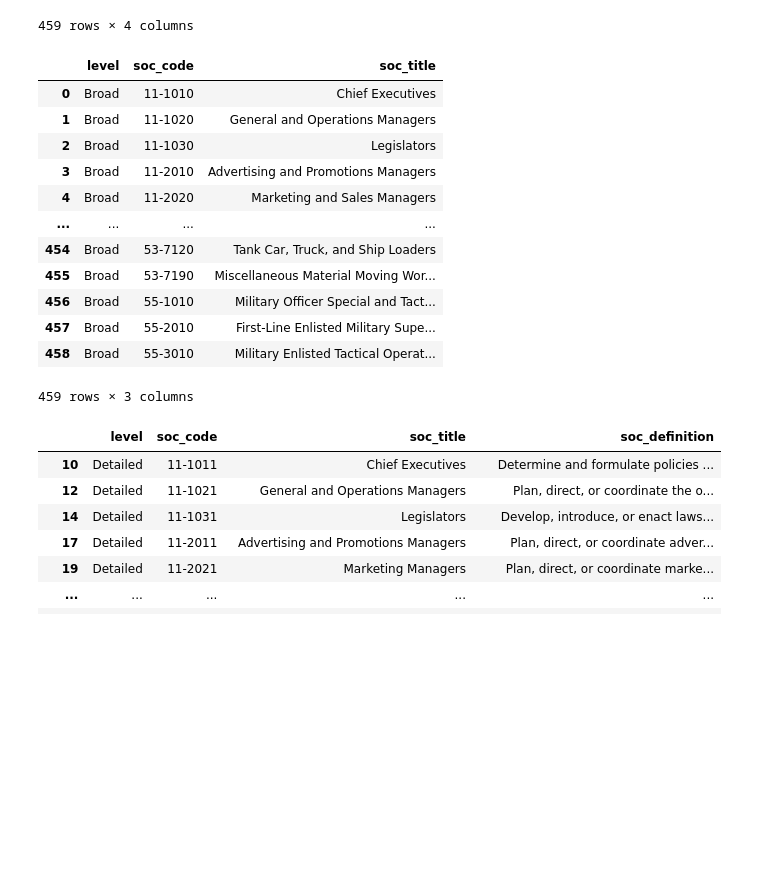
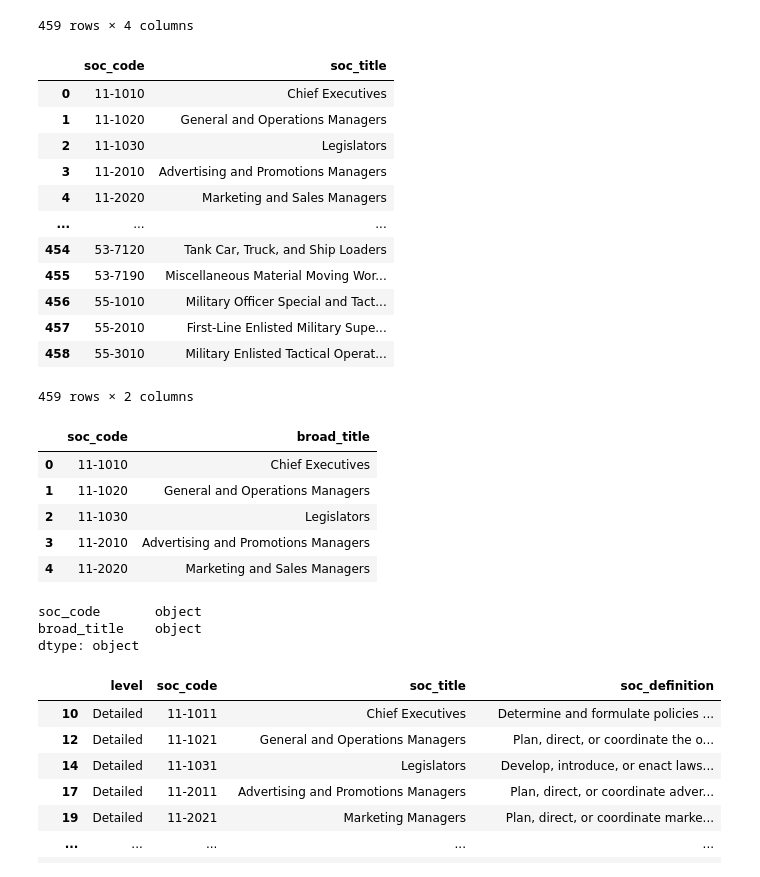
Before and after one commit to GGGOJO/ETL_project, a Jupyter notebook: ETL_Project.ipynb, the cells around one changed output. Cells and saved outputs as stored; diff of their text form; code cells hidden in the pictures; blank space fills up the shorter version.

```diff
--- a/ETL_Project.ipynb
+++ b/ETL_Project.ipynb
@@ -19,10 +20,13 @@ downloaded March 14, 2021 |
 1,447 records
 # %%
 import pandas as pd
+import numpy as np
+import sqlalchemy
+from sqlalchemy import create_engine
 
-# File to Load (Remember to Change These According to the Path)
-# Read School and Student Data File and store into Pandas DataFrames
-soc_df = pd.read_excel('./Week12_ETL_Activities/Resources/soc_2018_definitions.xlsx')
+# EXTRACT: a file into jupyter notebook (Remember to Change These According to the Path)
+# Read soc data file and store into Pandas DataFrames
+soc_df = pd.read_excel('./Resources/soc_2018_definitions.xlsx')
 
 soc_df.head(30)
 # %% [output]
@@ -251,21 +296,40 @@ broad_soc_df
 | 457 | Broad | 55-2010 | First-Line Enlisted Military Supe... | NaN |
 | 458 | Broad | 55-3010 | Military Enlisted Tactical Operat... | NaN |
 459 rows × 4 columns
+# %%
+# BROAD DATAFRAME
+# Drop this column because it's all NaN
+
+broad_soc_df = broad_soc_df.drop(columns = {'soc_definition', 'level'})
+broad_soc_df
+# %% [output]
+|  | soc_code | soc_title |
+| 0 | 11-1010 | Chief Executives |
+| 1 | 11-1020 | General and Operations Managers |
+| 2 | 11-1030 | Legislators |
+| 3 | 11-2010 | Advertising and Promotions Managers |
+| 4 | 11-2020 | Marketing and Sales Managers |
+| ... | ... | ... |
+| 454 | 53-7120 | Tank Car, Truck, and Ship Loaders |
+| 455 | 53-7190 | Miscellaneous Material Moving Wor... |
+| 456 | 55-1010 | Military Officer Special and Tact... |
+| 457 | 55-2010 | First-Line Enlisted Military Supe... |
+| 458 | 55-3010 | Military Enlisted Tactical Operat... |
+459 rows × 2 columns
 # %%
-broad_soc_df = broad_soc_df.drop(columns = 'soc_definition')
-broad_soc_df
+broad_soc_df = broad_soc_df.rename(columns = {'soc_title': 'broad_title'})
+broad_soc_df.head()
 # %% [output]
-|  | level | soc_code | soc_title |
-| 0 | Broad | 11-1010 | Chief Executives |
-| 1 | Broad | 11-1020 | General and Operations Managers |
-| 2 | Broad | 11-1030 | Legislators |
-| 3 | Broad | 11-2010 | Advertising and Promotions Managers |
-| 4 | Broad | 11-2020 | Marketing and Sales Managers |
-| ... | ... | ... | ... |
-| 454 | Broad | 53-7120 | Tank Car, Truck, and Ship Loaders |
-| 455 | Broad | 53-7190 | Miscellaneous Material Moving Wor... |
-| 456 | Broad | 55-1010 | Military Officer Special and Tact... |
-| 457 | Broad | 55-2010 | First-Line Enlisted Military Supe... |
-| 458 | Broad | 55-3010 | Military Enlisted Tactical Operat... |
+|  | soc_code | broad_title |
+| 0 | 11-1010 | Chief Executives |
+| 1 | 11-1020 | General and Operations Managers |
+| 2 | 11-1030 | Legislators |
+| 3 | 11-2010 | Advertising and Promotions Managers |
+| 4 | 11-2020 | Marketing and Sales Managers |
-459 rows × 3 columns
+# %%
+broad_soc_df.dtypes
+# %% [output]
+soc_code       object
+broad_title    object
+dtype: object
 # %%
```
Also changed, not shown: parts of 53 cells of this notebook, 8 other files.
